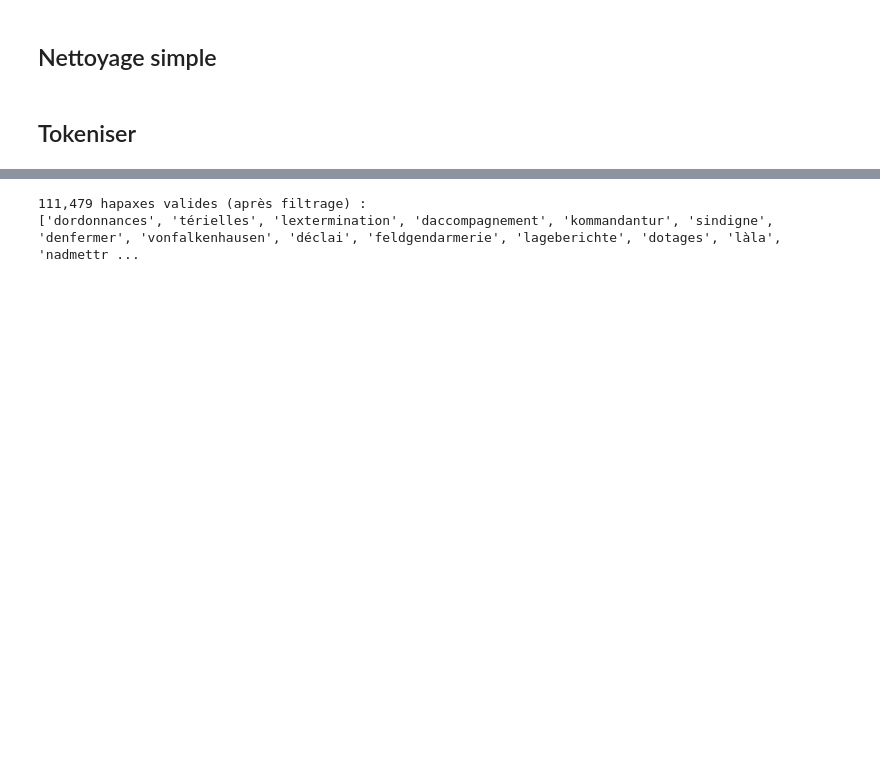
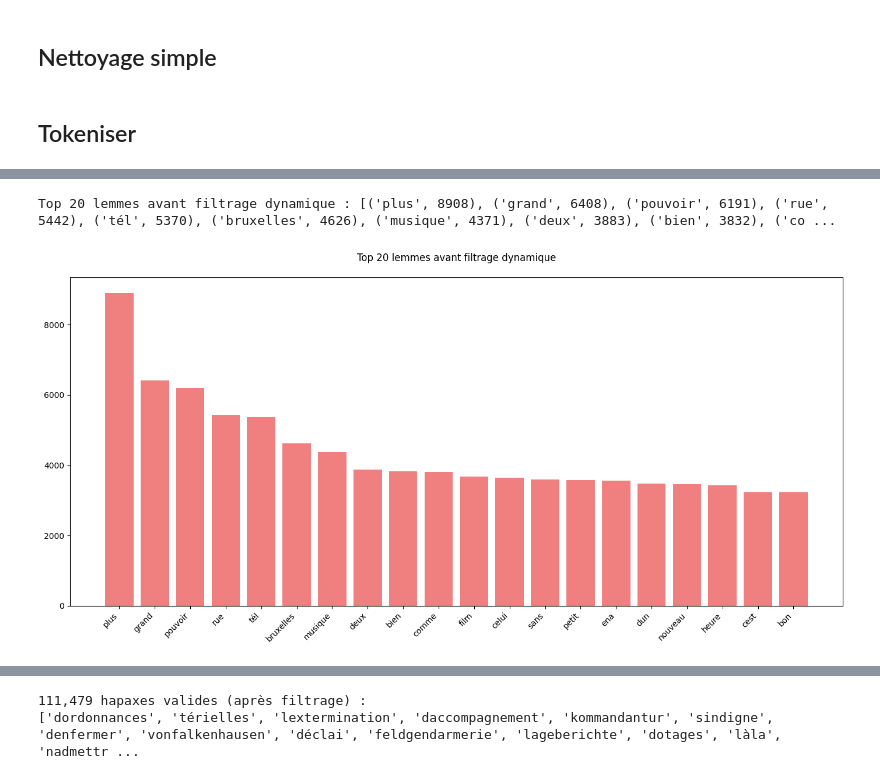
Before and after one commit to IlariaFa/tac, a Jupyter notebook: tps/tp4/s2_freq.ipynb, the cells around one changed output, grey strips where cells are left out. Drawn from its saved outputs; the diff is of its cells as text; code cells hidden in the pictures; blank space fills up the shorter version.

```diff
--- a/tps/tp4/s2_freq.ipynb
+++ b/tps/tp4/s2_freq.ipynb
@@ -93,0 +94,17 @@ print(f"{len(lemmas):,} lemmes générés.")
+# %%
+# Top lemmes avant filstrage dynamique
+freq_raw = Counter(lemmas)
+top20_raw = freq_raw.most_common(20)
+print("Top 20 lemmes avant filtrage dynamique :", top20_raw)
+
+# Plot
+words, counts = zip(*top20_raw)
+plt.figure(figsize=(14,7))
+plt.bar(words, counts, color="lightcoral")
+plt.xticks(rotation=45, ha="right")
+plt.title("Top 20 lemmes avant filtrage dynamique", pad=20)
+plt.tight_layout()
+plt.show()
+# %% [output]
+Top 20 lemmes avant filtrage dynamique : [('plus', 8908), ('grand', 6408), ('pouvoir', 6191), ('rue', 5442), ('tél', 5370), ('bruxelles', 4626), ('musique', 4371), ('deux', 3883), ('bien', 3832), ('co ...
+[figure, added]
```
Also changed, not shown: parts of 13 cells of this notebook.
